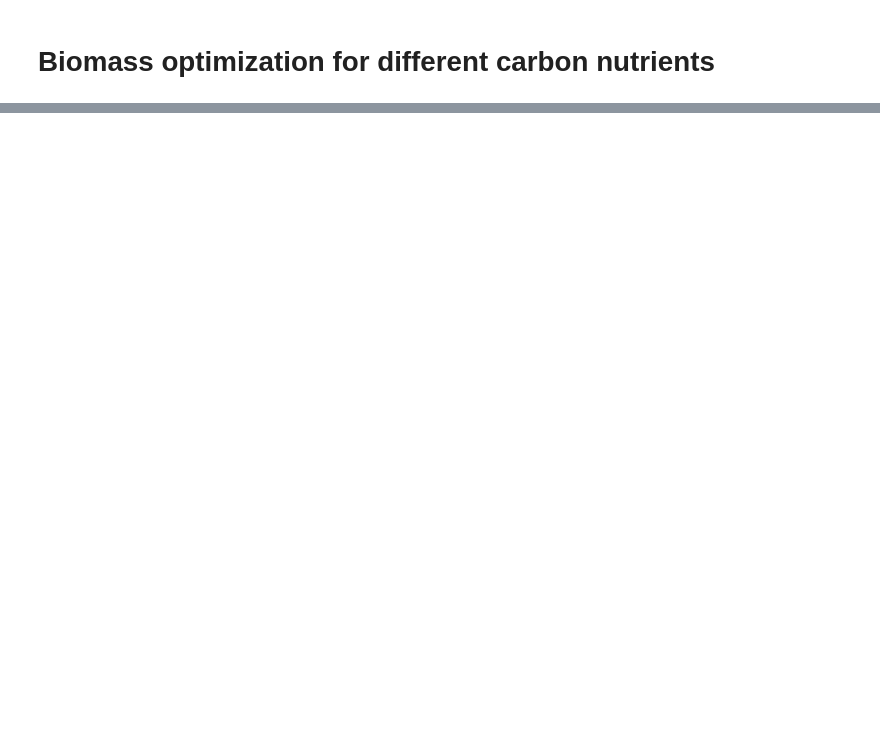
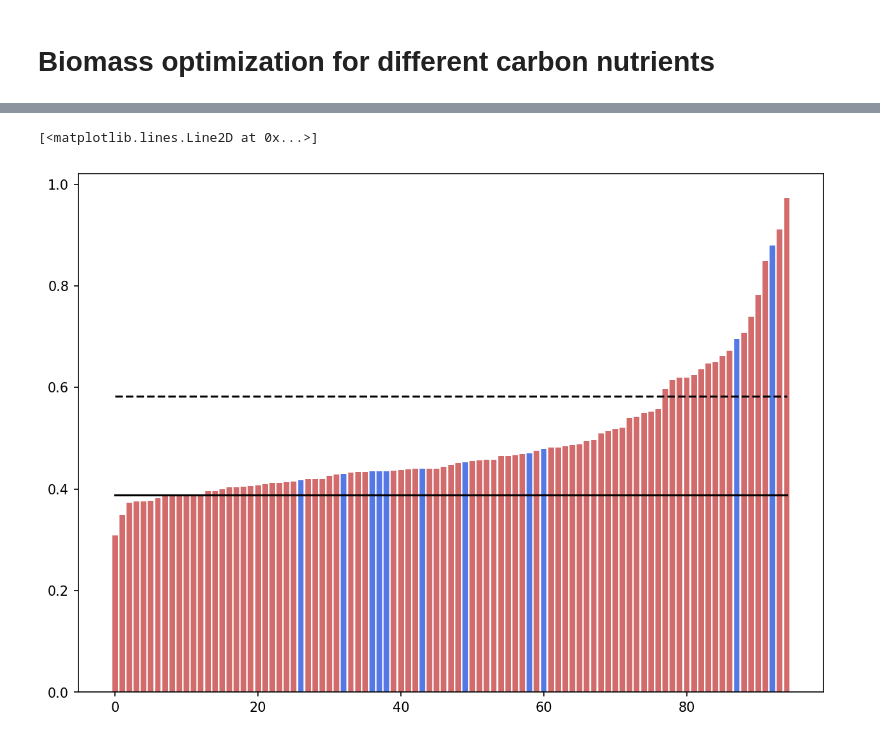
Before and after one commit to ccomee/python-file, a Jupyter notebook: Pseudomonas aeruginosa.ipynb, the cells around one changed output, grey strips where cells are left out. Drawn from its saved outputs; the diff is of its cells as text; code cells hidden in the pictures; blank space fills up the shorter version.

```diff
--- a/Pseudomonas aeruginosa.ipynb
+++ b/Pseudomonas aeruginosa.ipynb
@@ -12 +22,6 @@ model = cobra.io.load_json_model('data/SI3_iJN1411final_flux_w_rhamnolipid_biosy
+# %%
+#e-coli model
+
+model = cobra.io.load_json_model('data/iEC1344_C.json')
+putrinas_model = False
 # %%
@@ -48,0 +186,22 @@ for nutrient in carbon_nutrients_EX :
+# %%
+name = 'PA14.1'
+ratio = 5e-1
+
+plt.figure(figsize = (10,7), dpi = 150)
+colors = []
+u = np.sort(np.array(list(measurment_xlsx[name][3:98].items()), dtype = [('order', 'i2'), ('value', 'f4')]), order = 'value')
+for e,b in u :
+    nutrient = corresponding_reaction(measurment_xlsx['Strain:'][e])
+    if nutrient == None :
+        colors.append('indianred')
+    elif solutions[nutrient] == 0 :
+        colors.append('indianred')
+    else :
+        colors.append('royalblue')
+
+plt.bar(np.arange(95),u['value'], color = colors, alpha = 0.9)
+plt.plot(measurment_xlsx[name][2]*np.ones(95), c='k')
+plt.plot((1+ratio)*measurment_xlsx[name][2]*np.ones(95), c='k', linestyle = '--')
+# %% [output]
+[<matplotlib.lines.Line2D at 0x...>]
+[figure, added]
```
Also changed, not shown: parts of 19 cells of this notebook, 19 other files.
